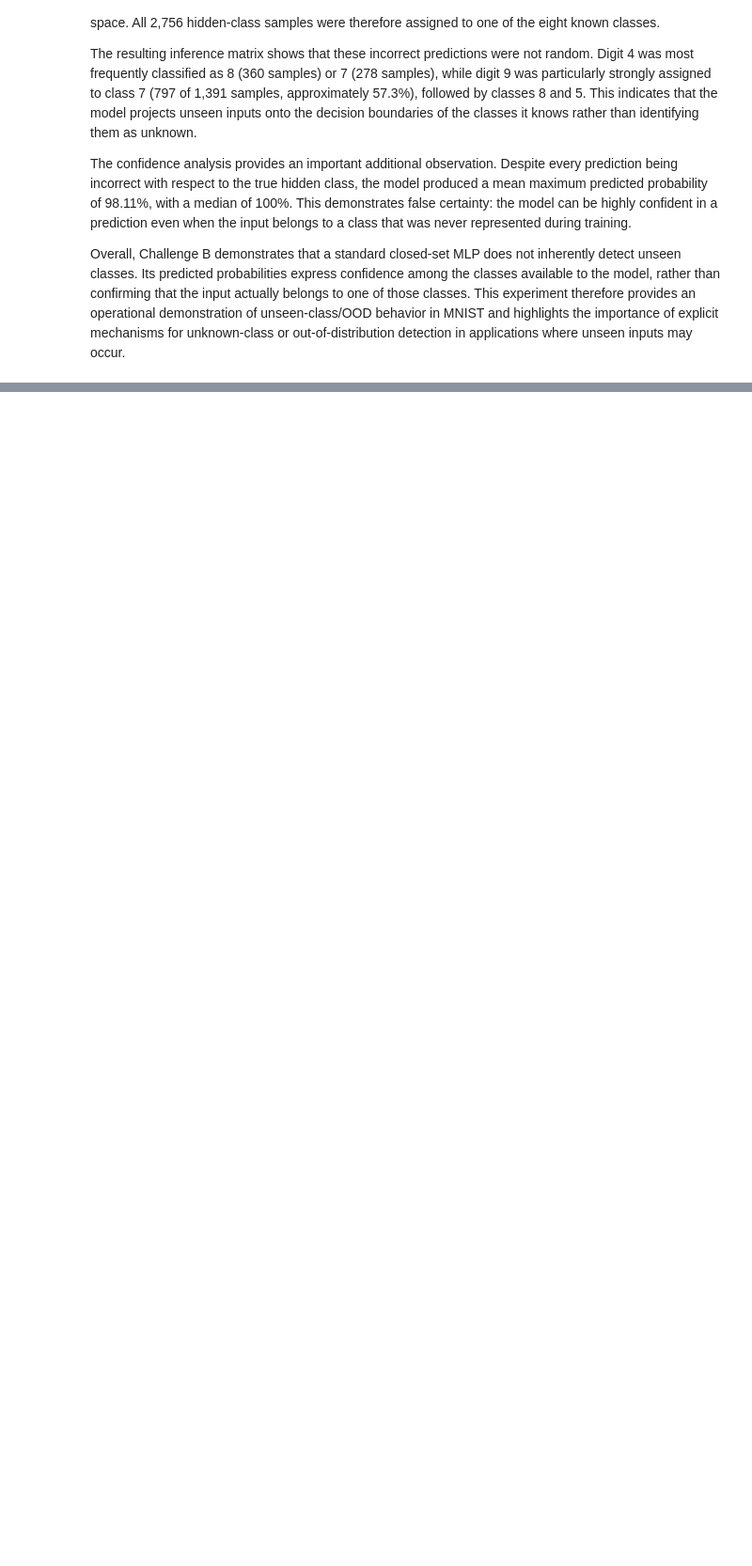
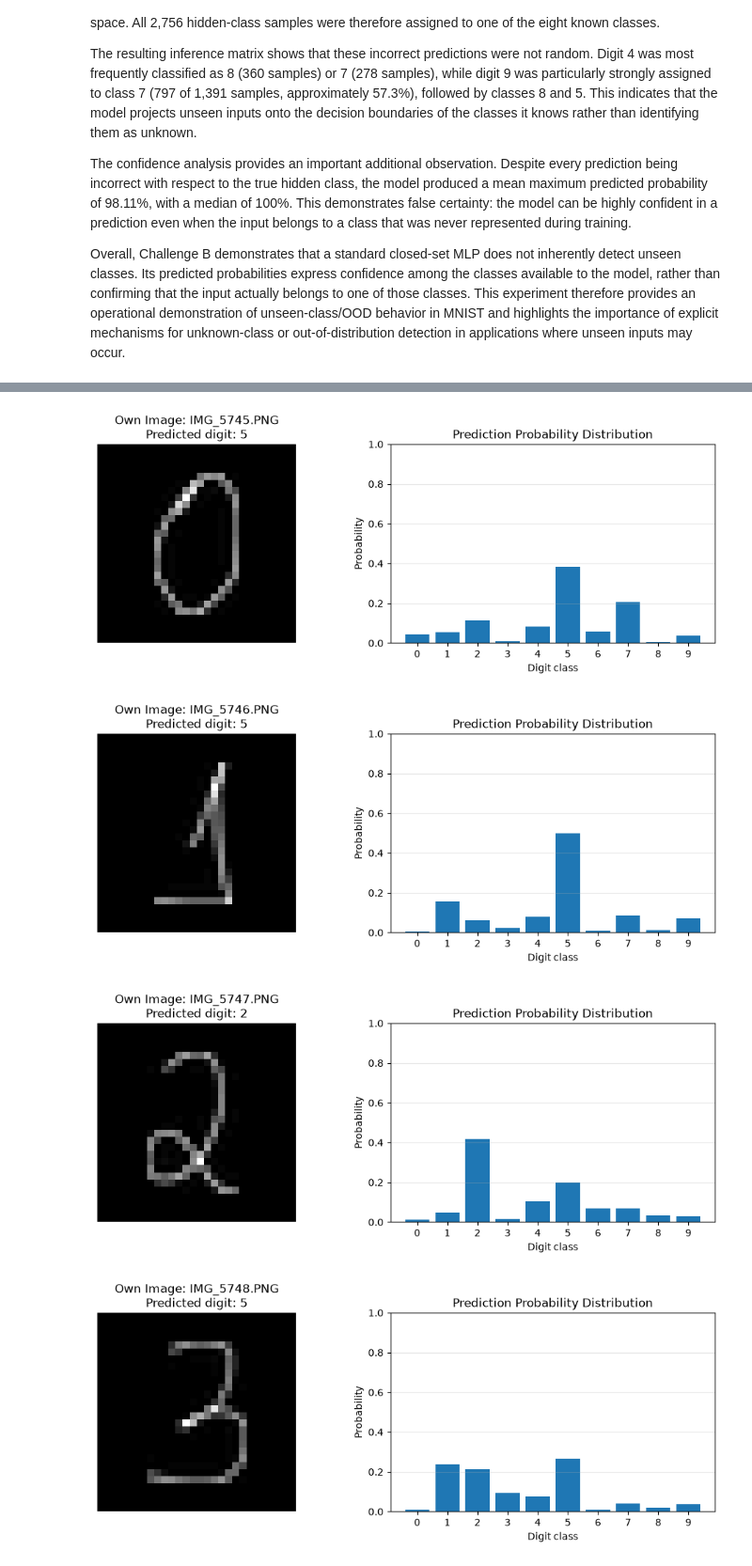
Before and after one commit to ananda-pires/mnist-multiclass-predictive-pipeline, a Jupyter notebook: notebooks/mnist_pipeline.ipynb, the cells around one changed output, grey strips where cells are left out. Shown at 94% size. Saved outputs shown, nothing was run; the diff lists cells and outputs as text; code cells hidden in the pictures; blank space fills up the shorter version.

```diff
--- a/notebooks/mnist_pipeline.ipynb
+++ b/notebooks/mnist_pipeline.ipynb
@@ -2328,0 +2715,56 @@ Overall, Challenge B demonstrates that a standard closed-set MLP does not inhere
+# %%
+# Import matplotlib for visualizing the processed images and prediction probabilities
+import matplotlib.pyplot as plt
+
+# Define the ten MNIST digit classes
+digit_classes = np.arange(10)
+
+# Create one figure for each handwritten image
+for index, processed_image in enumerate(processed_images):
+    # Create two side-by-side panels:
+    # the processed handwritten image and its probability distribution
+    fig, axes = plt.subplots(1, 2, figsize=(10, 4))
+
+    # Display the processed 28×28 handwritten digit
+    axes[0].imshow(processed_image, cmap="gray")
+
+    # Add the predicted class to the image title
+    axes[0].set_title(
+        f"Own Image: {processed_image_names[index]}\n"
+        f"Predicted digit: {own_predictions[index]}"
+    )
+
+    # Hide the image axes
+    axes[0].axis("off")
+
+    # Display the model's probability distribution across digits 0–9
+    axes[1].bar(digit_classes, own_probabilities[index])
+
+    # Highlight the predicted class on the probability graph
+    axes[1].set_title("Prediction Probability Distribution")
+
+    # Label the x-axis with the possible digit classes
+    axes[1].set_xlabel("Digit class")
+
+    # Label the y-axis with the predicted probability
+    axes[1].set_ylabel("Probability")
+
+    # Display all ten digit classes on the x-axis
+    axes[1].set_xticks(digit_classes)
+
+    # Restrict the probability axis to the valid range
+    axes[1].set_ylim(0, 1)
+
+    # Add a grid to make probability values easier to compare
+    axes[1].grid(axis="y", alpha=0.3)
+
+    # Adjust the layout
+    plt.tight_layout()
+
+    # Display the figure
+    plt.show()
+# %% [output]
+[figure, added]
+[figure, added]
+[figure, added]
+[figure, added]
```
Also changed, not shown: parts of 38 cells of this notebook, 10 other files.
